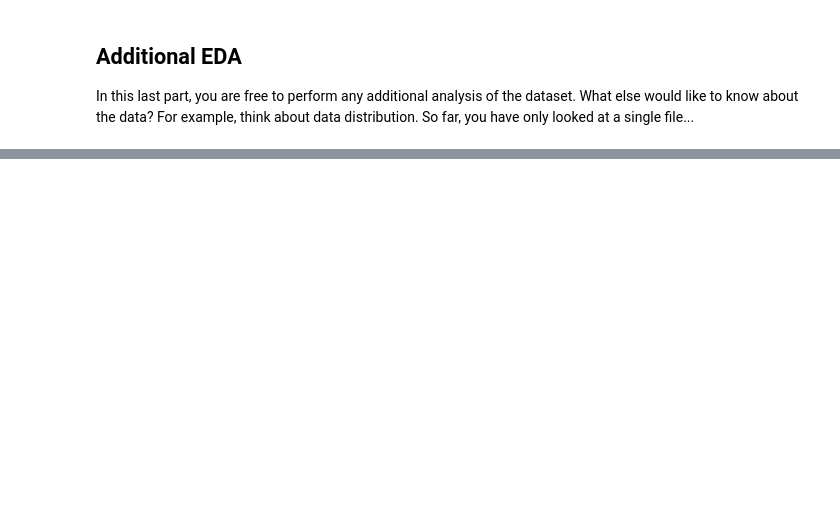
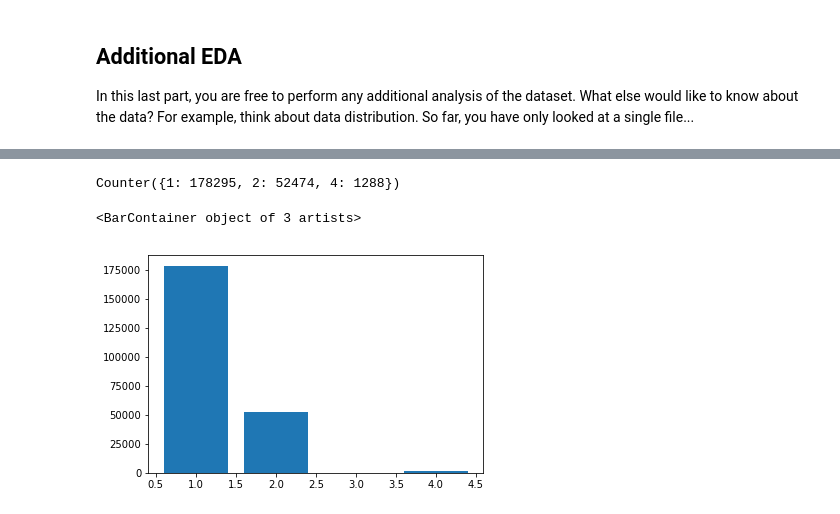
Before and after one commit to HyungunKim/nd013-c1-vision-starter, a Jupyter notebook: Exploratory Data Analysis.ipynb, the cells around one changed output, grey strips where cells are left out. Saved outputs shown, nothing was run; the diff lists cells and outputs as text; code cells hidden in the pictures; blank space fills up the shorter version.

```diff
--- a/Exploratory Data Analysis.ipynb
+++ b/Exploratory Data Analysis.ipynb
@@ -155,0 +109,7 @@ plt.show()
+# %%
+tf_records = os.listdir("./data/waymo/processed/")
+c = Counter()
+for tf_record in tqdm_notebook(tf_records):
+    dataset = get_dataset(f"./data/waymo/processed/{tf_record}")
+    for gt in dataset.shuffle(1).take(100).as_numpy_iterator():
+        c.update(gt["groundtruth_classes"])
@@ -155,0 +131,14 @@ plt.show()
+# %%
+c
+# %% [output]
+Counter({1: 178295, 2: 52474, 4: 1288})
+# %%
+keys = np.array(list(c.keys()))
+values = np.array(list(c.values()))
+prob = values / values.sum()
+log_prob = np.log(prob)
+# %%
+plt.bar(keys, pro)
+# %% [output]
+<BarContainer object of 3 artists>
+[figure, added]
```
Also changed, not shown: parts of 12 cells of this notebook.
